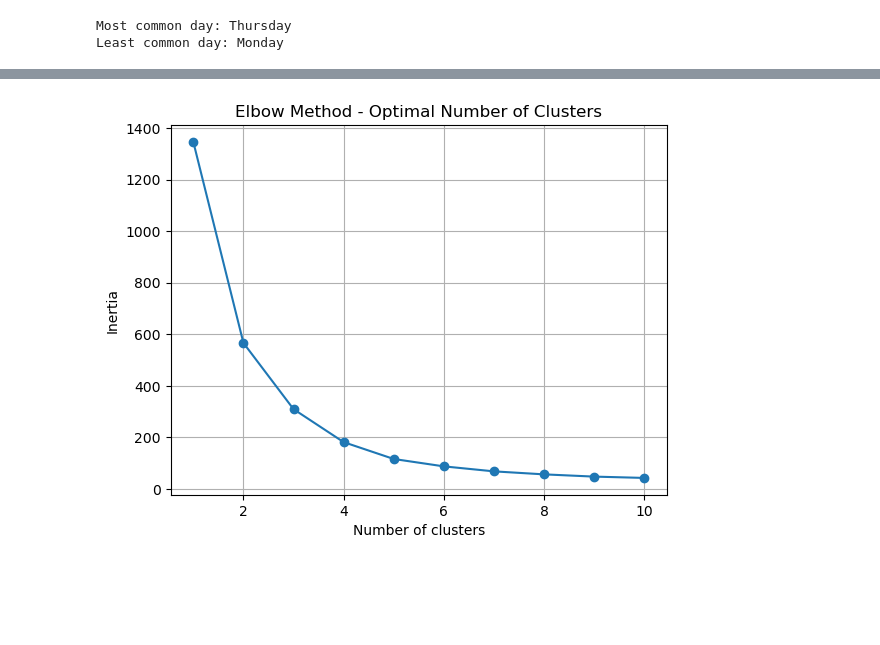
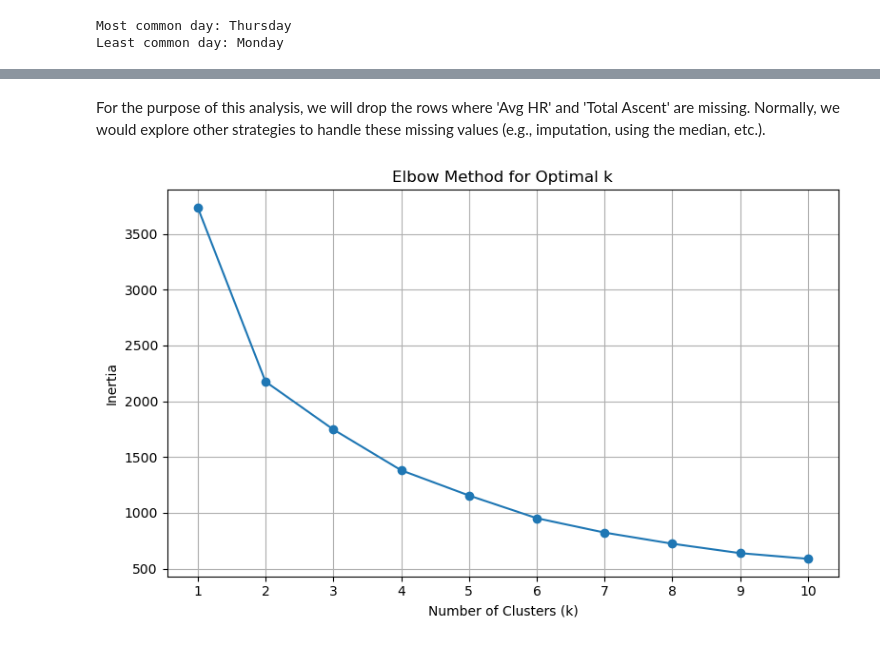
Before and after one commit to kostaskes/my-garmin-runs, a Jupyter notebook: 01_running_basic_analysis.ipynb, the cells around one changed output, grey strips where cells are left out. Cells and saved outputs as stored; diff of their text form; code cells hidden in the pictures; blank space fills up the shorter version.

Commit message:
clustering analysis init

```diff
--- a/01_running_basic_analysis.ipynb
+++ b/01_running_basic_analysis.ipynb
@@ -395,0 +377,4 @@ X_scaled = scaler.fit_transform(X)
+# %%
+# select relevant features
+features = ['Distance', 'Avg Speed', 'Avg HR', 'Total Ascent', 'Calories', 'Time']
+clustering_data = running_activities[features].copy()
@@ -395,0 +391,13 @@ X_scaled = scaler.fit_transform(X)
+# %%
+# convert pace string (mm:ss) to total minutes as float
+def pace_to_minutes(pace_str):
+    try:
+        minutes, seconds = map(int, str(pace_str).split(':'))
+        return minutes + seconds / 60
+    except:
+        return None
+
+clustering_data['Avg Speed'] = clustering_data['Avg Speed'].apply(pace_to_minutes)
+
+# convert Time from timedelta to total minutes
+clustering_data['Time'] = clustering_data['Time'].dt.total_seconds() / 60
@@ -396,18 +418,33 @@ X_scaled = scaler.fit_transform(X)
+# %% [markdown]
+For the purpose of this analysis, we will drop the rows where 'Avg HR' and 'Total Ascent' are missing.
+Normally, we would explore other strategies to handle these missing values (e.g., imputation, using the median, etc.).
+# %%
+# drop missing values
+clustering_data = clustering_data.dropna(subset=['Avg HR', 'Total Ascent'])
+# %%
+# initialize the scaler
+scaler = StandardScaler()
+
+# apply scaling to our clustering data
+scaled_data = scaler.fit_transform(clustering_data)
 # %%
+# Try different numbers of clusters and record the inertia
 inertia = []
-
-# Try 1 to 10 clusters
-for k in range(1, 11):
-    kmeans = KMeans(n_clusters=k, random_state=42)
-    kmeans.fit(X_scaled)
+K_range = range(1, 11)
+for k in K_range:
+    kmeans = KMeans(n_clusters=k, random_state=42, n_init=10)
+    kmeans.fit(scaled_data)
     inertia.append(kmeans.inertia_)
 
 # Plot the elbow curve
-plt.plot(range(1, 11), inertia, marker='o')
-plt.title('Elbow Method - Optimal Number of Clusters')
-plt.xlabel('Number of clusters')
+plt.figure(figsize=(8, 5))
+plt.plot(K_range, inertia, marker='o')
+plt.title('Elbow Method for Optimal k')
+plt.xlabel('Number of Clusters (k)')
 plt.ylabel('Inertia')
+plt.xticks(K_range)
 plt.grid(True)
+plt.tight_layout()
 plt.show()
 # %% [output]
-[figure, old version]
+[figure, new version]
```
Also changed, not shown: parts of 13 cells of this notebook.
